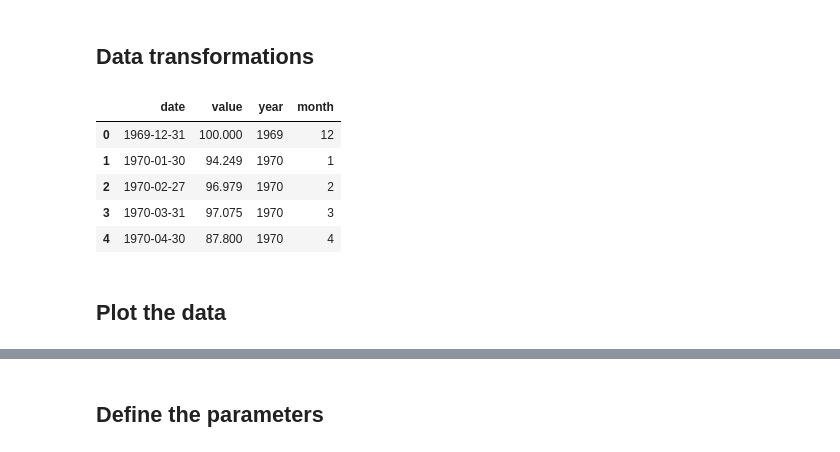
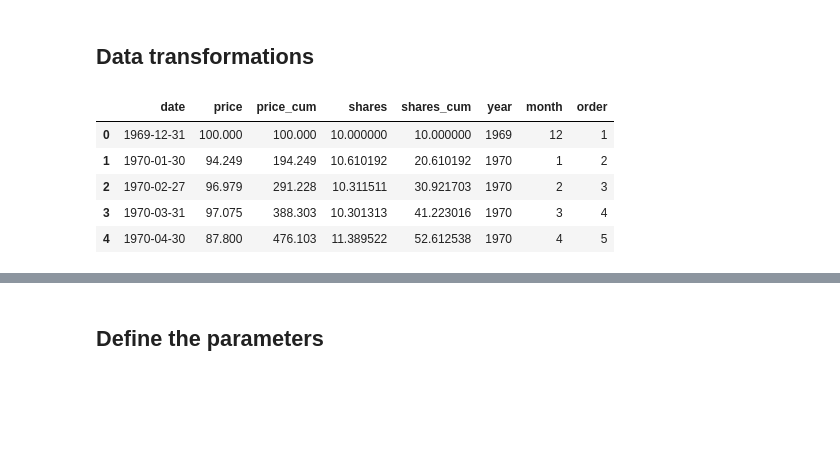
Before and after one commit to mikaelahonen/economical-cycle-timing, a Jupyter notebook: notebook-analysis.ipynb, the cells around one changed output, grey strips where cells are left out. Saved outputs shown, nothing was run; the diff lists cells and outputs as text; code cells hidden in the pictures; blank space fills up the shorter version.

```diff
--- a/notebook-analysis.ipynb
+++ b/notebook-analysis.ipynb
@@ -35,23 +36,36 @@ display(df_xl.head())
 # %% [markdown]
 ## Data transformations
 # %%
+#Monhly investment (can be any number)
+inv = 1000
+
 #df_tf = Data Frame TransFormed
 df_tf = df_xl.copy()
+
+#Cumulative price
+df_tf['price_cum'] = df_tf['price'].cumsum()
+
+#Number of shares if bought with 10 000 dollars
+df_tf['shares'] = inv / df_tf['price']
+
+#Cumulative shares
+df_tf['shares_cum'] = df_tf['shares'].cumsum()
 
 #Year column
 df_tf['year'] = df_tf['date'].dt.year
 
 #Month column
 df_tf['month'] = df_tf['date'].dt.month
 
+#Order column by time
+df_tf['order'] = df_tf['price'].index + 1
+
 #Show top rows
 display(df_tf.head())
 # %% [output]
-|  | date | value | year | month |
-| 0 | 1969-12-31 | 100.000 | 1969 | 12 |
-| 1 | 1970-01-30 | 94.249 | 1970 | 1 |
-| 2 | 1970-02-27 | 96.979 | 1970 | 2 |
-| 3 | 1970-03-31 | 97.075 | 1970 | 3 |
-| 4 | 1970-04-30 | 87.800 | 1970 | 4 |
+|  | date | price | price_cum | shares | shares_cum | year | month | order |
+| 0 | 1969-12-31 | 100.000 | 100.000 | 10.000000 | 10.000000 | 1969 | 12 | 1 |
+| 1 | 1970-01-30 | 94.249 | 194.249 | 10.610192 | 20.610192 | 1970 | 1 | 2 |
+| 2 | 1970-02-27 | 96.979 | 291.228 | 10.311511 | 30.921703 | 1970 | 2 | 3 |
+| 3 | 1970-03-31 | 97.075 | 388.303 | 10.301313 | 41.223016 | 1970 | 3 | 4 |
+| 4 | 1970-04-30 | 87.800 | 476.103 | 11.389522 | 52.612538 | 1970 | 4 | 5 |
-# %% [markdown]
-## Plot the data
```
Also changed, not shown: parts of 17 cells of this notebook, 1 other file.
